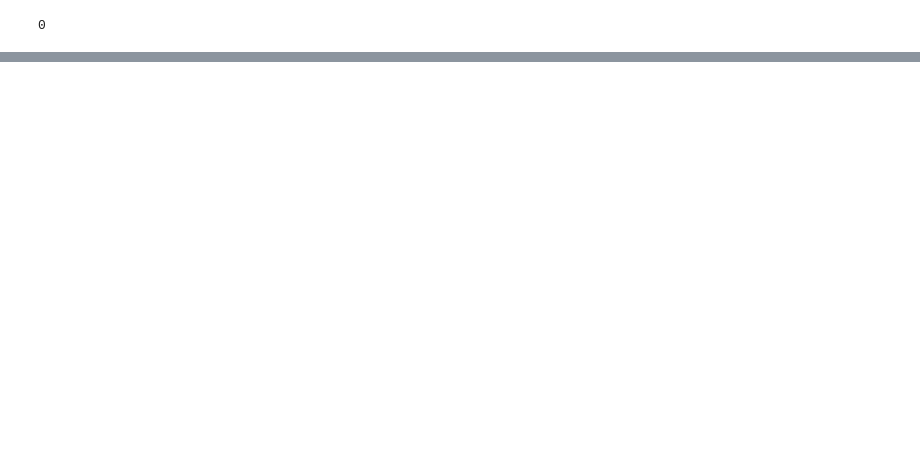
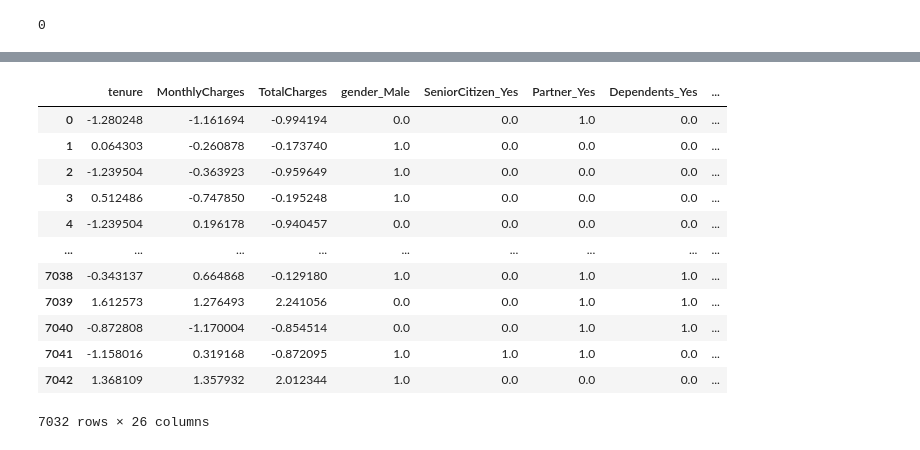
Before and after one commit to Mc5obiza/churn-front, a Jupyter notebook: notebook.ipynb, the cells around one changed output, grey strips where cells are left out. Cells and saved outputs as stored; diff of their text form; code cells hidden in the pictures; blank space fills up the shorter version.

```diff
--- a/notebook.ipynb
+++ b/notebook.ipynb
@@ -123,0 +125,20 @@ df=pd.DataFrame(df_transformed,columns=col_name,index=df.index)
+# %%
+corr=df.corr().abs()
+corr=corr.mask(mask)
+
+col=[c for c in corr.columns if any(corr[c]==1)]
+df.drop(col[1:],axis=1)
+# %% [output]
+|  | tenure | MonthlyCharges | TotalCharges | gender_Male | SeniorCitizen_Yes | Partner_Yes | Dependents_Yes | ... |
+| 0 | -1.280248 | -1.161694 | -0.994194 | 0.0 | 0.0 | 1.0 | 0.0 | ... |
+| 1 | 0.064303 | -0.260878 | -0.173740 | 1.0 | 0.0 | 0.0 | 0.0 | ... |
+| 2 | -1.239504 | -0.363923 | -0.959649 | 1.0 | 0.0 | 0.0 | 0.0 | ... |
+| 3 | 0.512486 | -0.747850 | -0.195248 | 1.0 | 0.0 | 0.0 | 0.0 | ... |
+| 4 | -1.239504 | 0.196178 | -0.940457 | 0.0 | 0.0 | 0.0 | 0.0 | ... |
+| ... | ... | ... | ... | ... | ... | ... | ... | ... |
+| 7038 | -0.343137 | 0.664868 | -0.129180 | 1.0 | 0.0 | 1.0 | 1.0 | ... |
+| 7039 | 1.612573 | 1.276493 | 2.241056 | 0.0 | 0.0 | 1.0 | 1.0 | ... |
+| 7040 | -0.872808 | -1.170004 | -0.854514 | 0.0 | 0.0 | 1.0 | 1.0 | ... |
+| 7041 | -1.158016 | 0.319168 | -0.872095 | 1.0 | 1.0 | 1.0 | 0.0 | ... |
+| 7042 | 1.368109 | 1.357932 | 2.012344 | 1.0 | 0.0 | 0.0 | 0.0 | ... |
+7032 rows × 26 columns
```
Also changed, not shown: parts of 17 cells of this notebook.
